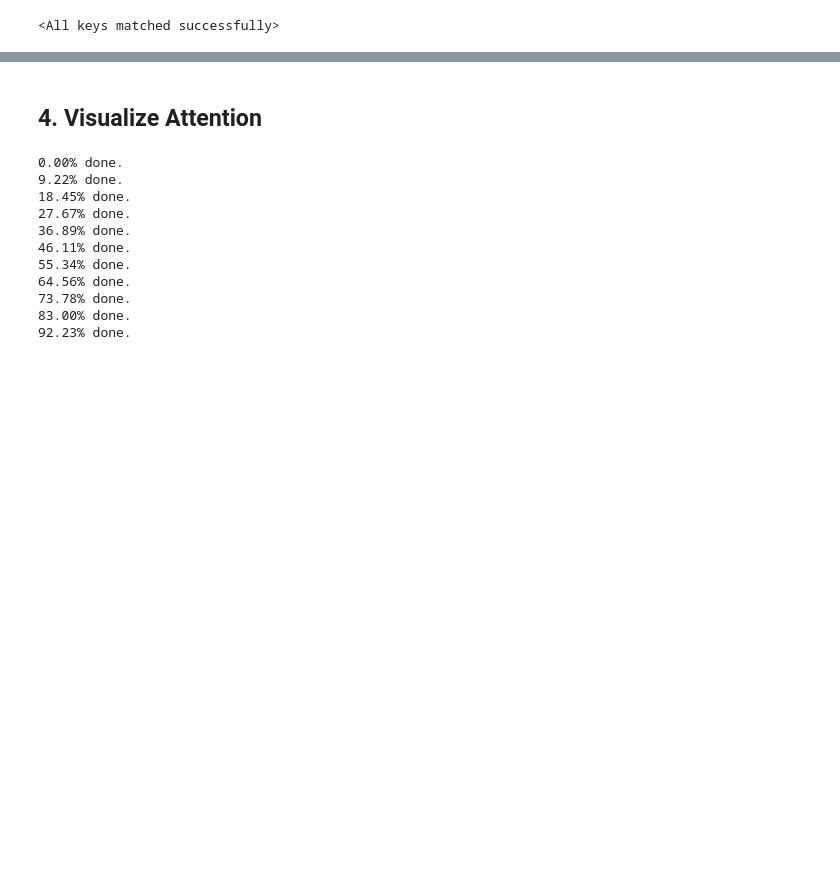
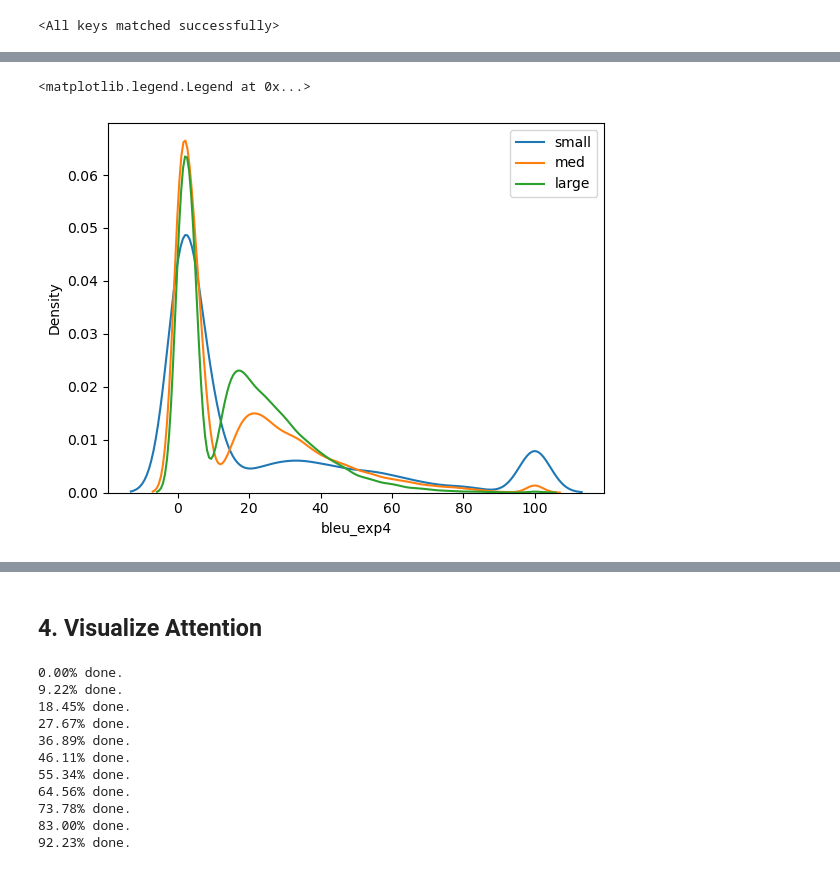
Before and after one commit to PatrickSVM/Seq2Seq-with-Attention, a Jupyter notebook: Explanations.ipynb, the cells around one changed output, grey strips where cells are left out. Saved outputs shown, nothing was run; the diff lists cells and outputs as text; code cells hidden in the pictures; blank space fills up the shorter version.

```diff
--- a/Explanations.ipynb
+++ b/Explanations.ipynb
@@ -337,0 +328,11 @@ NameError: name 'test' is not defined
+# %%
+import seaborn as sns
+import matplotlib.pyplot as plt
+
+sns.kdeplot(data=test_trans[test_trans.src_len<10], x="bleu_exp4", label="small")
+sns.kdeplot(data=test_trans[(test_trans.src_len>=10)&(test_trans.trg_len<20)], x="bleu_exp4", label="med")
+sns.kdeplot(data=test_trans[test_trans.src_len>=20], x="bleu_exp4", label="large")
+plt.legend()
+# %% [output]
+<matplotlib.legend.Legend at 0x...>
+[figure, added]
```
Also changed, not shown: parts of 21 cells of this notebook, 1 other file.
